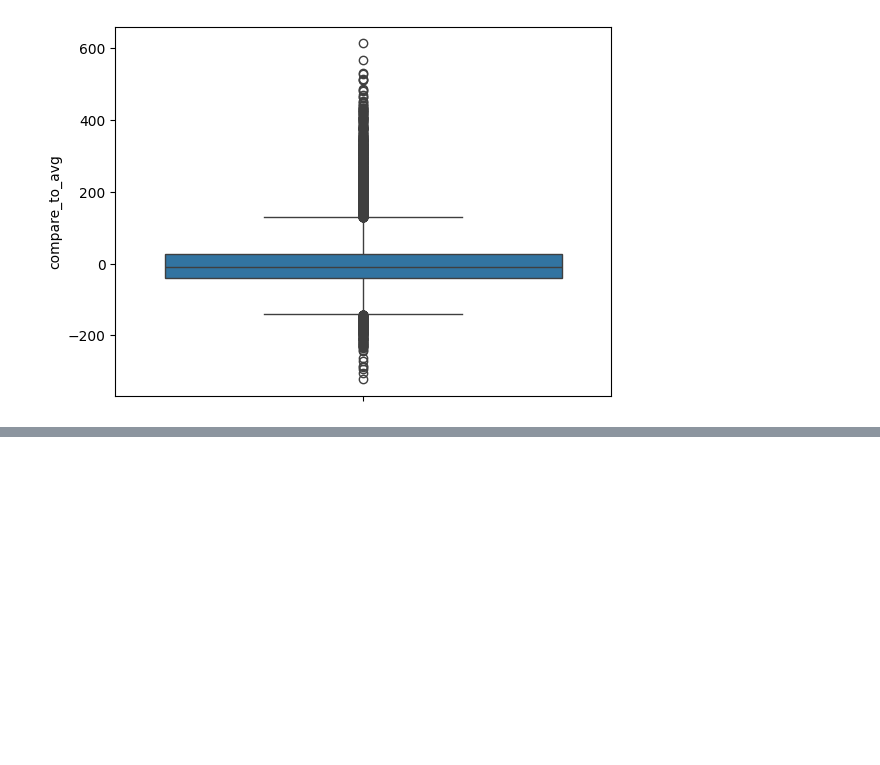
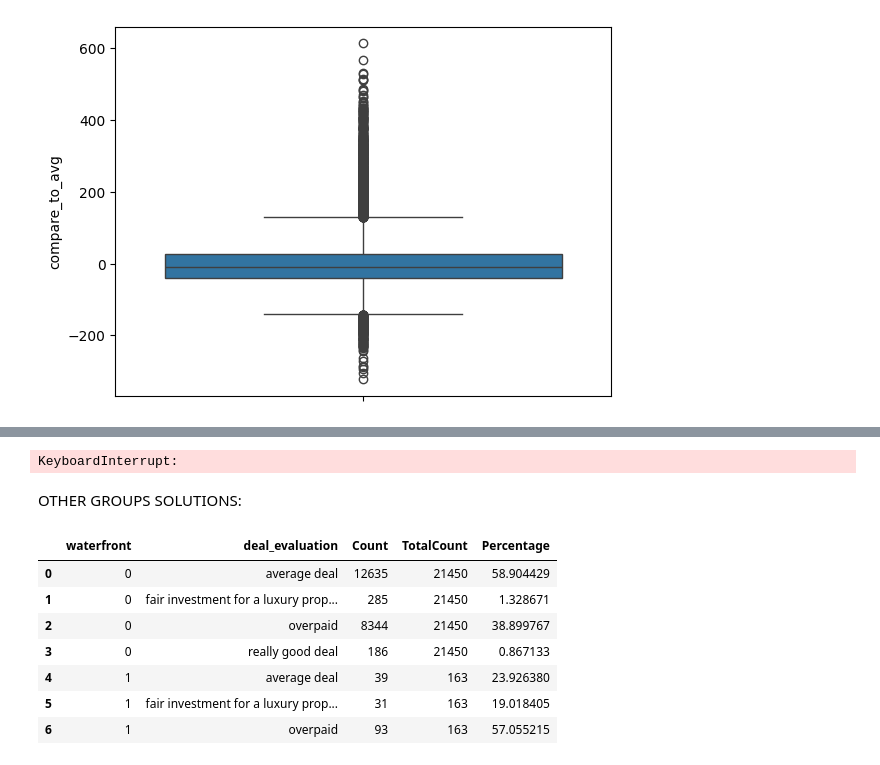
Before and after one commit to EthanRosehart/schulich_data_science, a Jupyter notebook: class3.ipynb, the cells around one changed output, grey strips where cells are left out. Drawn from its saved outputs; the diff is of its cells as text; code cells hidden in the pictures; blank space fills up the shorter version.

```diff
--- a/class3.ipynb
+++ b/class3.ipynb
@@ -185,0 +226,2 @@ df['deal_evaluation'] = df.apply(value_v2,axis=1)
+# %%
+df['3_month_category'] = df['date'].dt.to_period('Q')
@@ -185,0 +242,30 @@ df['deal_evaluation'] = df.apply(value_v2,axis=1)
+# %%
+df.groupby('price_per_sqft')['compare_q'].describe()
+# %% [output]
+KeyboardInterrupt:
+# %% [markdown]
+OTHER GROUPS SOLUTIONS:
+# %%
+# Group by ColumnX and count occurrences in ColumnY
+count_df = df.groupby(['waterfront','deal_evaluation']).size().reset_index(name='Count' )
+
+# Calculate the total counts for each ColumnX category
+total_counts = df['waterfront'].value_counts().reset_index()
+total_counts.columns = ['waterfront', 'TotalCount']
+
+# Merge the total counts with the grouped counts
+count_df = count_df.merge(total_counts, on='waterfront')
+
+# Calculate the percentage
+count_df['Percentage'] = (count_df['Count'] / count_df['TotalCount']) * 100
+
+count_df
+# %% [output]
+|  | waterfront | deal_evaluation | Count | TotalCount | Percentage |
+| 0 | 0 | average deal | 12635 | 21450 | 58.904429 |
+| 1 | 0 | fair investment for a luxury prop... | 285 | 21450 | 1.328671 |
+| 2 | 0 | overpaid | 8344 | 21450 | 38.899767 |
+| 3 | 0 | really good deal | 186 | 21450 | 0.867133 |
+| 4 | 1 | average deal | 39 | 163 | 23.926380 |
+| 5 | 1 | fair investment for a luxury prop... | 31 | 163 | 19.018405 |
+| 6 | 1 | overpaid | 93 | 163 | 57.055215 |
```
Also changed, not shown: parts of 13 cells of this notebook, 1 other file.
